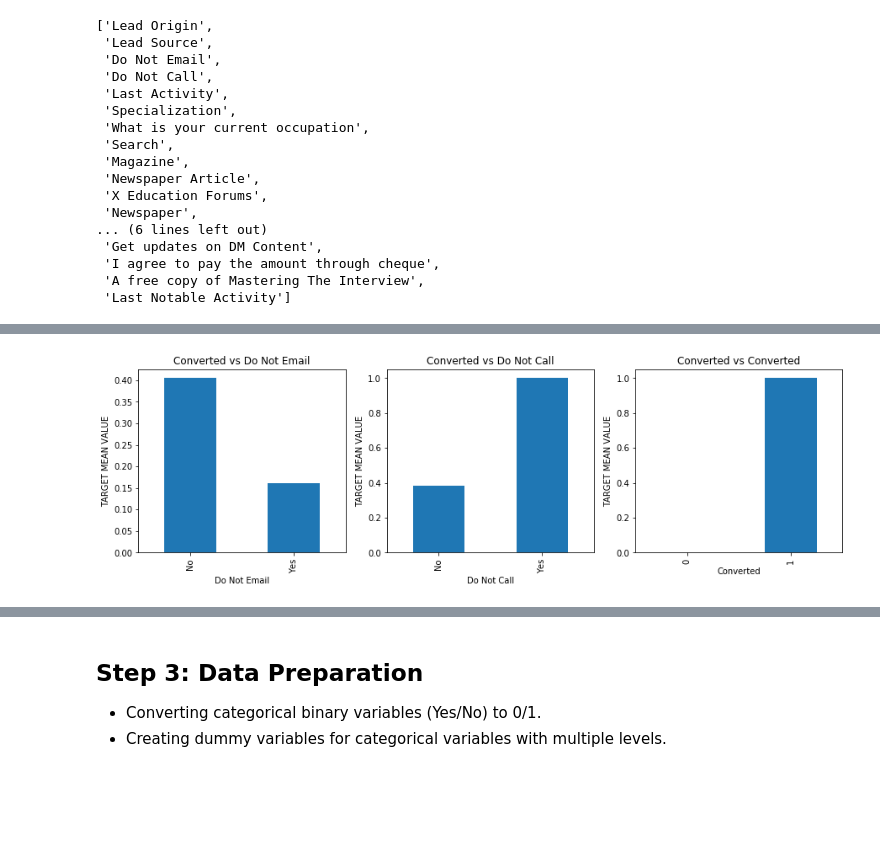
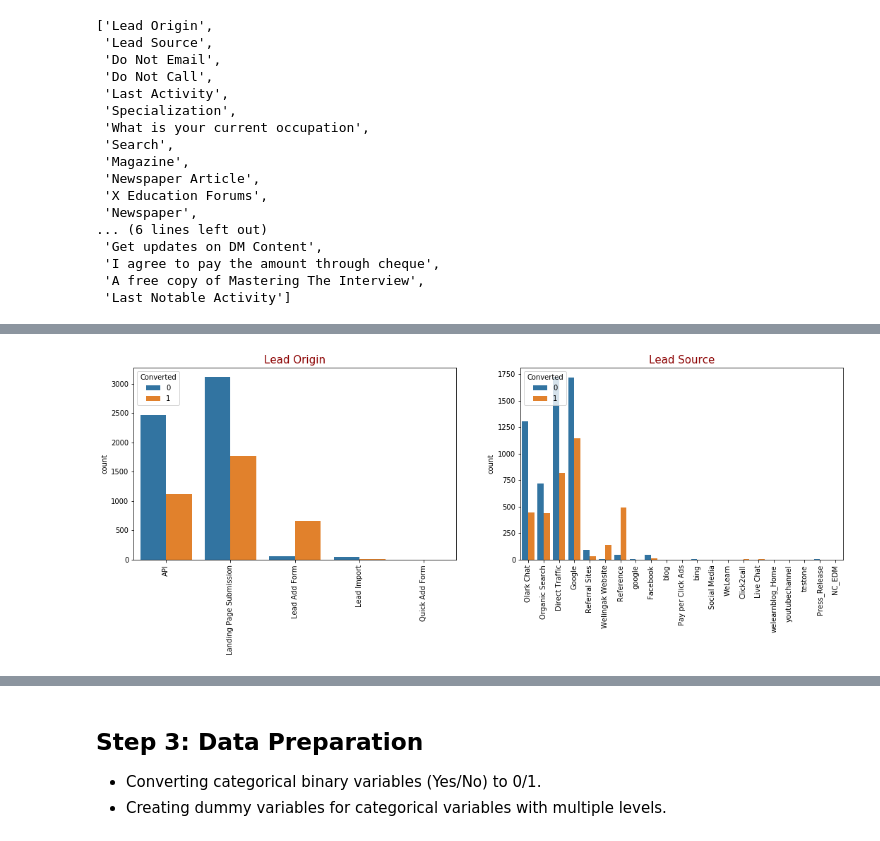
Before and after one commit to shaunakbatra/Project, a Jupyter notebook: Lead Scoring Case Study.ipynb, the cells around one changed output, grey strips where cells are left out. Cells and saved outputs as stored; diff of their text form; code cells hidden in the pictures; blank space fills up the shorter version.

```diff
--- a/Lead Scoring Case Study.ipynb
+++ b/Lead Scoring Case Study.ipynb
@@ -803,9 +630,0 @@ plt.show()
-# %%
-f = df.columns[36:37]
-plt.figure(figsize=(15,4))
-for i in enumerate (f):
-    plt.subplot(1,2,i[0]+1)
-    plt.title('Bar Chart for {}'.format(i[1]))
-    plt.ylabel('Lead Origin {} (NORMALIZED)'.format(i[1]))
-    df[i[1]].value_counts(normalize=True).plot.bar()
-plt.show()
@@ -818,9 +630,0 @@ plt.show()
-# %%
-f = df.columns[2:4]
-plt.figure(figsize=(15,4))
-for i in enumerate (f):
-    plt.subplot(1,2,i[0]+1)
-    plt.title('Converted vs {}'.format(i[1]))
-    plt.ylabel('TARGET MEAN VALUE')
-    df.groupby(i[1])['Converted'].mean().plot.bar()
-plt.show()
@@ -829,11 +631,13 @@ plt.show()
-# %%
-f = df.columns[4:7]
-plt.figure(figsize=(15,4))
-for i in enumerate (f):
-    plt.subplot(1,3,i[0]+1)
-    plt.title('Converted vs {}'.format(i[1]))
-    plt.ylabel('TARGET MEAN VALUE')
-    df.groupby(i[1])['Converted'].mean().plot.bar()
-plt.show()
-# %% [output]
-[figure, removed]
+# %%
+#Analysing 'Lead Origin' and 'Lead Source'
+plt.figure(figsize=(18,5))
+for i, col in enumerate(categorical_cols[0:2]):
+    plt.subplot(1,2,i+1)
+    sns.countplot(df[col], hue = df["Converted"])
+    plt.xticks(rotation = 90)
+    plt.title(col ,fontdict = title_font)
+    plt.xlabel('')
+
+plt.show()
+# %% [output]
+[figure, added]
```
Also changed, not shown: parts of 48 cells of this notebook.
